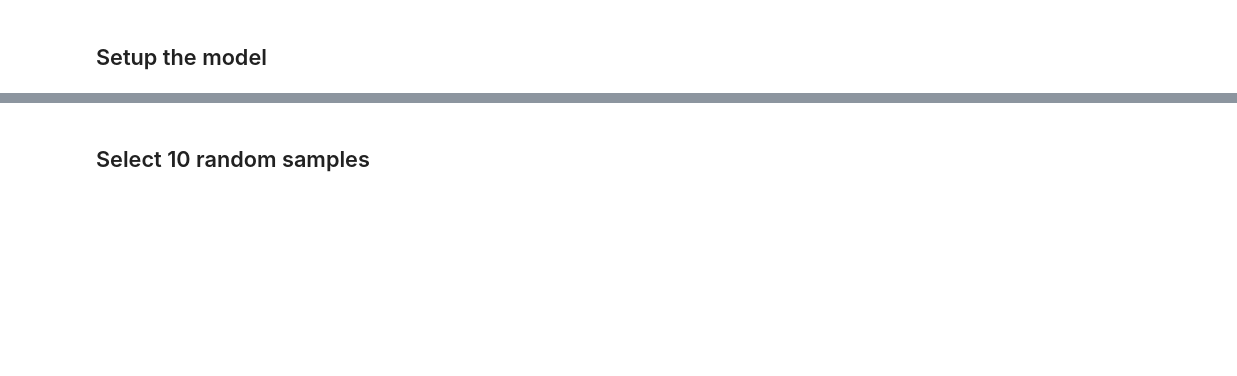
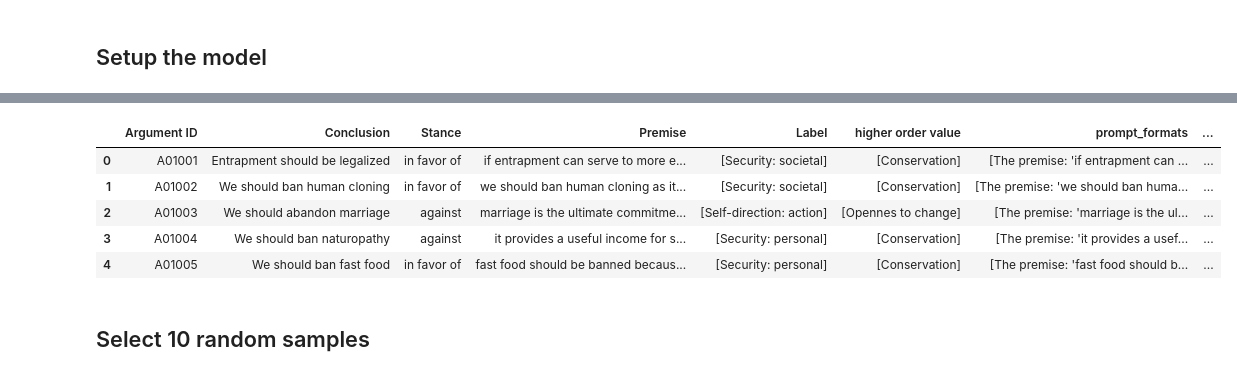
Before and after one commit to AbhishekRS4/LTP_Project_Group_6, a Jupyter notebook: task_1/data.ipynb, the cells around one changed output, grey strips where cells are left out. Saved outputs shown, nothing was run; the diff lists cells and outputs as text; code cells hidden in the pictures; blank space fills up the shorter version.

Commit message:
prompt in progress

```diff
--- a/task_1/data.ipynb
+++ b/task_1/data.ipynb
@@ -136,0 +177,19 @@ train.head()
+# %%
+higher_order_values_df = pd.DataFrame(columns=['higher order value', 'value category'])
+for higher_order_value in HIGHER_ORDER_VALUES_AND_SUB:
+    for value_category in HIGHER_ORDER_VALUES_AND_SUB[higher_order_value]:
+        higher_order_values_df = higher_order_values_df.append({'higher order value': higher_order_value, 'value category': value_category}, ignore_index=True)
+
+# higher_order_values_df
+# %%
+# add the higher order values to the labels of the training, validation and test set
+def add_higher_order_values(df):
+    df['higher order value'] = df['Label'].apply(lambda x: higher_order_values_df[higher_order_values_df['value category'].isin(x)]['higher order value'].unique())
+    return df
+
+train = add_higher_order_values(train)
+validation = add_higher_order_values(validation)
+validation_zhihu = add_higher_order_values(validation_zhihu)
+test = add_higher_order_values(test)
+
+train.head()
@@ -163,4 +218,17 @@ model = AutoModelForSeq2SeqLM.from_pretrained("google/flan-t5-base")
 To enable them in other operations, rebuild TensorFlow with the appropriate compiler flags.
+# %%
+train = prompt_formats(train)
+train = few_shot_prompt(train, num_shots=1, prompt_format=0, random_seed=46)
+train = ensemble_prompt_higher_order(train)
+
+train.head()
+# %% [output]
+|  | Argument ID | Conclusion | Stance | Premise | Label | higher order value | prompt_formats | ... |
+| 0 | A01001 | Entrapment should be legalized | in favor of | if entrapment can serve to more e... | [Security: societal] | [Conservation] | [The premise: 'if entrapment can ... | ... |
+| 1 | A01002 | We should ban human cloning | in favor of | we should ban human cloning as it... | [Security: societal] | [Conservation] | [The premise: 'we should ban huma... | ... |
+| 2 | A01003 | We should abandon marriage | against | marriage is the ultimate commitme... | [Self-direction: action] | [Opennes to change] | [The premise: 'marriage is the ul... | ... |
+| 3 | A01004 | We should ban naturopathy | against | it provides a useful income for s... | [Security: personal] | [Conservation] | [The premise: 'it provides a usef... | ... |
+| 4 | A01005 | We should ban fast food | in favor of | fast food should be banned becaus... | [Security: personal] | [Conservation] | [The premise: 'fast food should b... | ... |
 # %% [markdown]
 ## Select 10 random samples
 # %%
```
Also changed, not shown: parts of 21 cells of this notebook.
